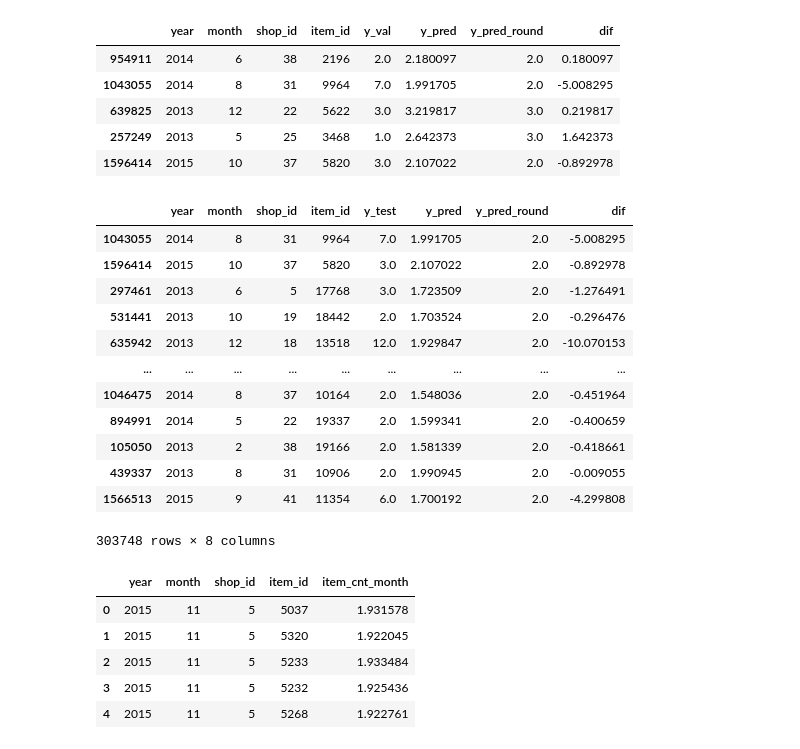
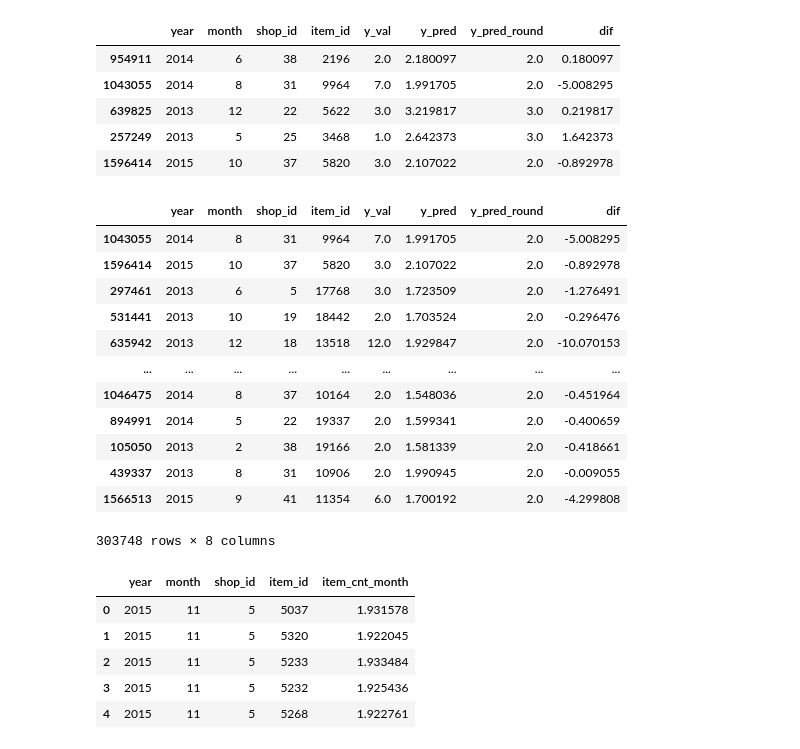
Before and after one commit to guyrux/predict_future_sales, a Jupyter notebook: notebook/1_data_understanding.ipynb, the cells around one changed output. Saved outputs shown, nothing was run; the diff lists cells and outputs as text; code cells hidden in the pictures.

```diff
--- a/notebook/1_data_understanding.ipynb
+++ b/notebook/1_data_understanding.ipynb
@@ -289,10 +289,10 @@ RMSE com inteiros: 47.55939175017478
 # %%
 # Verificar as diferenças.
 # É importante verificar que a quantidade vendida é um número inteiro.
 
-X_val[X_v["dif"]<0]
+X_val[X_val["dif"]<0]
 # %% [output]
-|  | year | month | shop_id | item_id | y_test | y_pred | y_pred_round | dif |
+|  | year | month | shop_id | item_id | y_val | y_pred | y_pred_round | dif |
 | 1043055 | 2014 | 8 | 31 | 9964 | 7.0 | 1.991705 | 2.0 | -5.008295 |
 | 1596414 | 2015 | 10 | 37 | 5820 | 3.0 | 2.107022 | 2.0 | -0.892978 |
 | 297461 | 2013 | 6 | 5 | 17768 | 3.0 | 1.723509 | 2.0 | -1.276491 |
```
Also changed, not shown: parts of 8 cells of this notebook.
